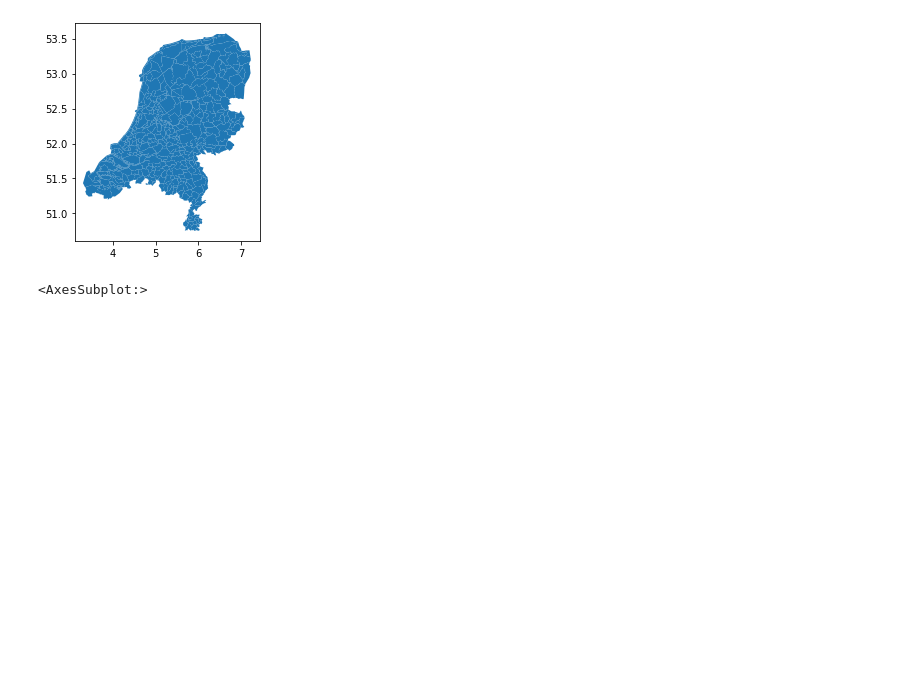
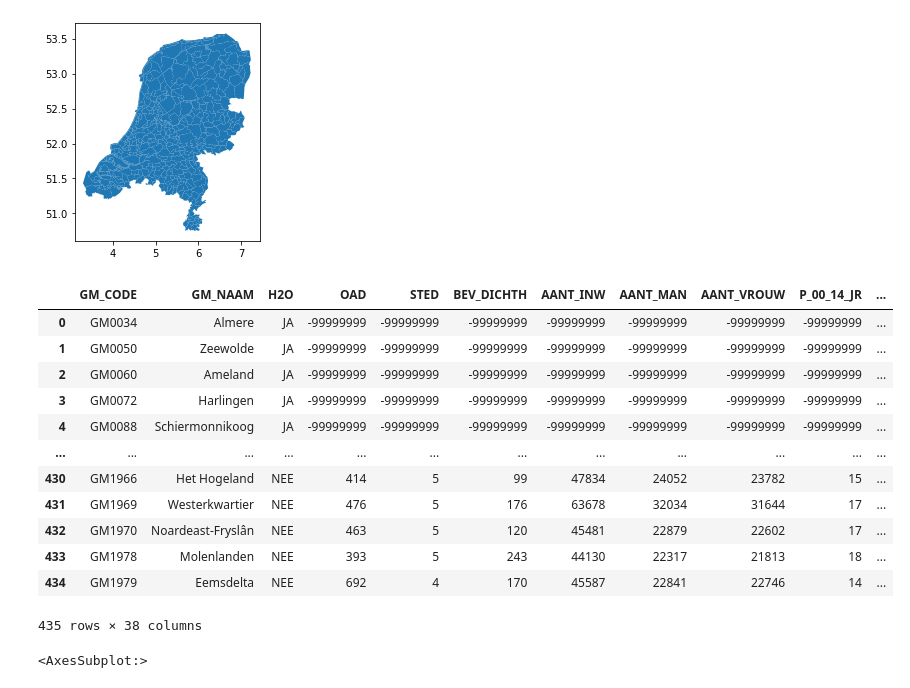
Before and after one commit to openstate/stembureau-meting, a Jupyter notebook: jupyter/stembureau_data.ipynb, the cells around one changed output. Cells and saved outputs as stored; diff of their text form; code cells hidden in the pictures; blank space fills up the shorter version.

```diff
--- a/jupyter/stembureau_data.ipynb
+++ b/jupyter/stembureau_data.ipynb
@@ -30,6 +32,22 @@ nl_map.to_crs(epsg=4326).plot()
 # %% [output]
 <AxesSubplot:>
 [figure]
+# %%
+nl_map
+# %% [output]
+|  | GM_CODE | GM_NAAM | H2O | OAD | STED | BEV_DICHTH | AANT_INW | AANT_MAN | AANT_VROUW | P_00_14_JR | ... |
+| 0 | GM0034 | Almere | JA | -99999999 | -99999999 | -99999999 | -99999999 | -99999999 | -99999999 | -99999999 | ... |
+| 1 | GM0050 | Zeewolde | JA | -99999999 | -99999999 | -99999999 | -99999999 | -99999999 | -99999999 | -99999999 | ... |
+| 2 | GM0060 | Ameland | JA | -99999999 | -99999999 | -99999999 | -99999999 | -99999999 | -99999999 | -99999999 | ... |
+| 3 | GM0072 | Harlingen | JA | -99999999 | -99999999 | -99999999 | -99999999 | -99999999 | -99999999 | -99999999 | ... |
+| 4 | GM0088 | Schiermonnikoog | JA | -99999999 | -99999999 | -99999999 | -99999999 | -99999999 | -99999999 | -99999999 | ... |
+| ... | ... | ... | ... | ... | ... | ... | ... | ... | ... | ... | ... |
+| 430 | GM1966 | Het Hogeland | NEE | 414 | 5 | 99 | 47834 | 24052 | 23782 | 15 | ... |
+| 431 | GM1969 | Westerkwartier | NEE | 476 | 5 | 176 | 63678 | 32034 | 31644 | 17 | ... |
+| 432 | GM1970 | Noardeast-Fryslân | NEE | 463 | 5 | 120 | 45481 | 22879 | 22602 | 17 | ... |
+| 433 | GM1978 | Molenlanden | NEE | 393 | 5 | 243 | 44130 | 22317 | 21813 | 18 | ... |
+| 434 | GM1979 | Eemsdelta | NEE | 692 | 4 | 170 | 45587 | 22841 | 22746 | 14 | ... |
+435 rows × 38 columns
 # %%
 import matplotlib.pyplot as plt
 
```
Also changed, not shown: parts of 11 cells of this notebook, 2 other files.
